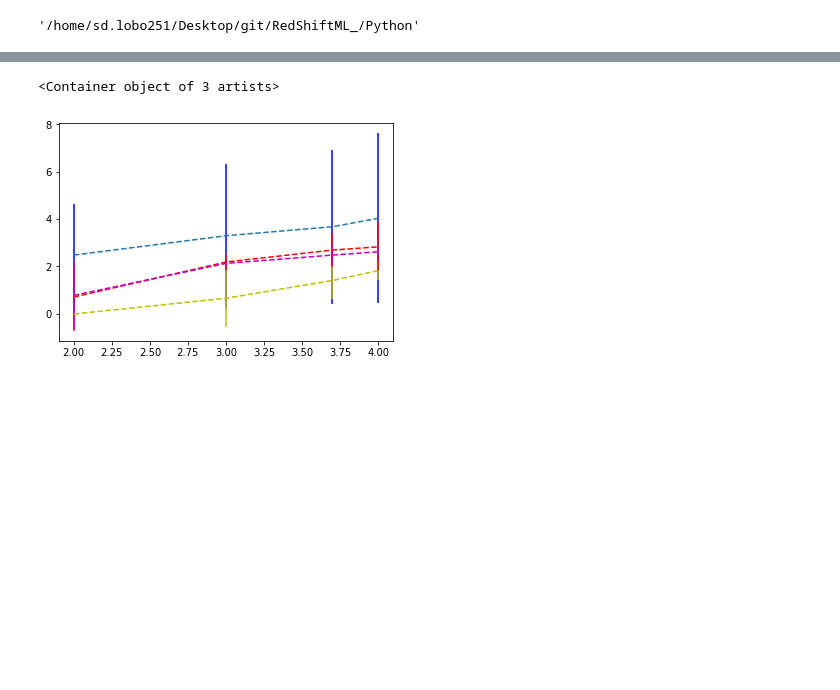
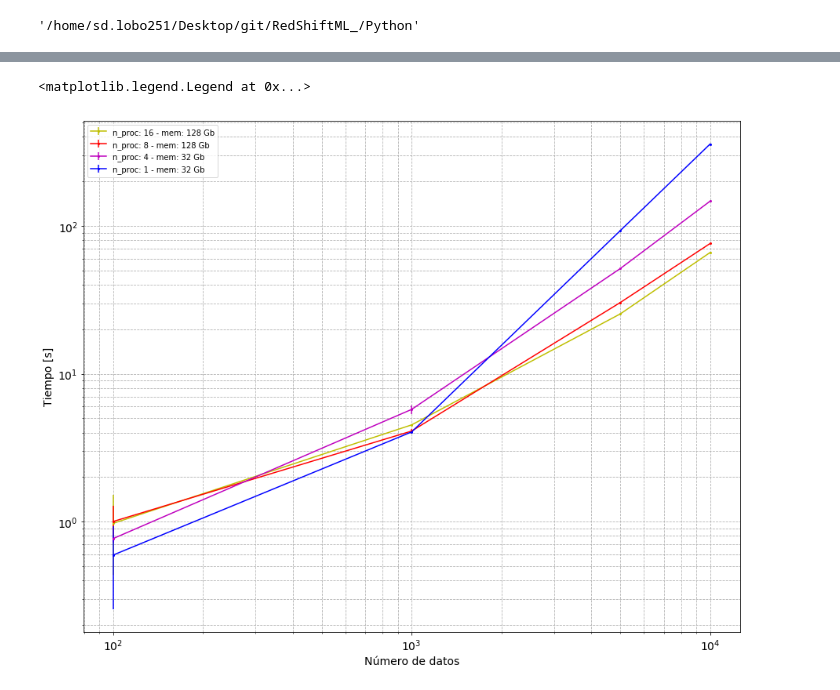
Before and after one commit to sergiolobo26/Monograf-aRedshiftML, a Jupyter notebook: Python/test_ML_algortims_for_BGS.ipynb, the cells around one changed output, grey strips where cells are left out. Saved outputs shown, nothing was run; the diff lists cells and outputs as text; code cells hidden in the pictures; blank space fills up the shorter version.

```diff
--- a/Python/test_ML_algortims_for_BGS.ipynb
+++ b/Python/test_ML_algortims_for_BGS.ipynb
@@ -87,6 +94,14 @@ njobs84_fit_error =  [ 0.1651,  6.1825 , 1.4837,  1.5344]
 njobs84_pred_mean =   [ 0.0006,  0.0125,  0.2413,  0.6226]
 njobs84_pred_error =   [  8.8792e-06,   2.5068e-03,   2.5919e-02,   7.8364e-02]
 
+#n_jobs = 8
+# ppn= 32, mem=128
+
+njobs85_fit_mean =  [  1.0019 ,  4.0952 , 30.2987 , 75.9758]
+njobs85_fit_error =  [ 0.2778,  0.1544 , 0.3512 , 0.4184]
+
+njobs85_pred_mean =   [ 0.0007 , 0.0059 , 0.1107,  0.4376]
+njobs85_pred_error =   [0.0001,  0.0007  ,0.0147  ,0.0182]
 # -------------------------------------------------------------------------------
 #n_jobs = 16
 # ppn= 32, mem=32
@@ -114,9 +151,18 @@ data_set = [100, 1000, 5000, 10000]
 # %%
-errorbar( log10(data_set), log10(njobs161_fit_mean), yerr= log10(njobs161_fit_error), fmt='--', markersize=2, ecolor='b', capthick=2)
-errorbar( log10(data_set), log10(njobs162_fit_mean), yerr= log10(njobs162_fit_error), fmt='--', markersize=2, ecolor='y', capthick=2, color='y')
+figure(figsize=(15, 12))
+#errorbar( log10(data_set), njobs161_fit_mean, yerr= log10(njobs161_fit_error), fmt='--', markersize=2, ecolor='b', capthick=2)
+errorbar( data_set, njobs162_fit_mean, yerr= njobs162_fit_error, fmt='-o', markersize=2, ecolor='y', capthick=2, color='y', label='n_proc: 16 - mem: 128 Gb')
 
-errorbar( log10(data_set), log10(njobs81_fit_mean), yerr= log10(njobs81_fit_error), fmt='--', markersize=2, ecolor='r', capthick=2, color='r')
-errorbar( log10(data_set), log10(njobs82_fit_mean), yerr= log10(njobs82_fit_error), fmt='--', markersize=2, ecolor='m', capthick=2, color='m')
+errorbar( data_set, njobs85_fit_mean, yerr= njobs85_fit_error, fmt='-o', markersize=2, ecolor='r', capthick=2, color='r', label='n_proc: 8 - mem: 128 Gb')
+errorbar( data_set, njobs42_fit_mean, yerr= njobs42_fit_error, fmt='-o', markersize=2, ecolor='m', capthick=2, color='m', label='n_proc: 4 - mem: 32 Gb')
+errorbar( data_set, njobs12_fit_mean, yerr= njobs12_fit_error, fmt='-o', markersize=2, ecolor='b', capthick=2, color='b', label='n_proc: 1 - mem: 32 Gb')
+yscale('log')
+xscale('log')
+grid(True, linestyle='--', which = 'both')
+xlabel('Número de datos', fontsize='14')
+ylabel('Tiempo [s]', fontsize='14')
+tick_params(axis='both', which='major', labelsize=14)
+legend()
 # %% [output]
-<Container object of 3 artists>
+<matplotlib.legend.Legend at 0x...>
-[figure, old version]
+[figure, new version]
```
Also changed, not shown: parts of 31 cells of this notebook, 47 other files.
